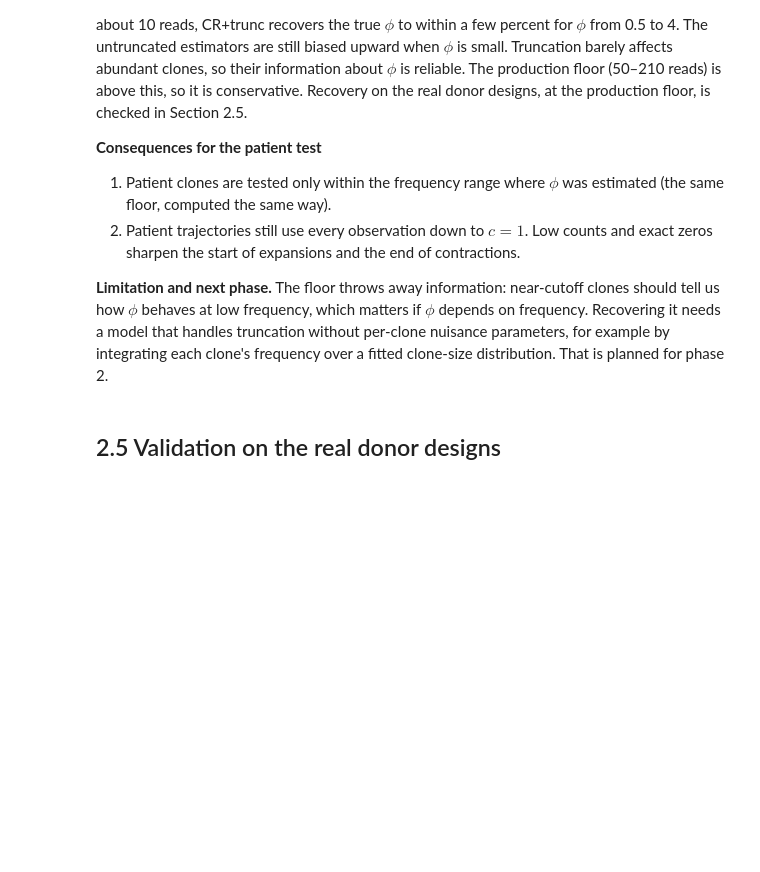
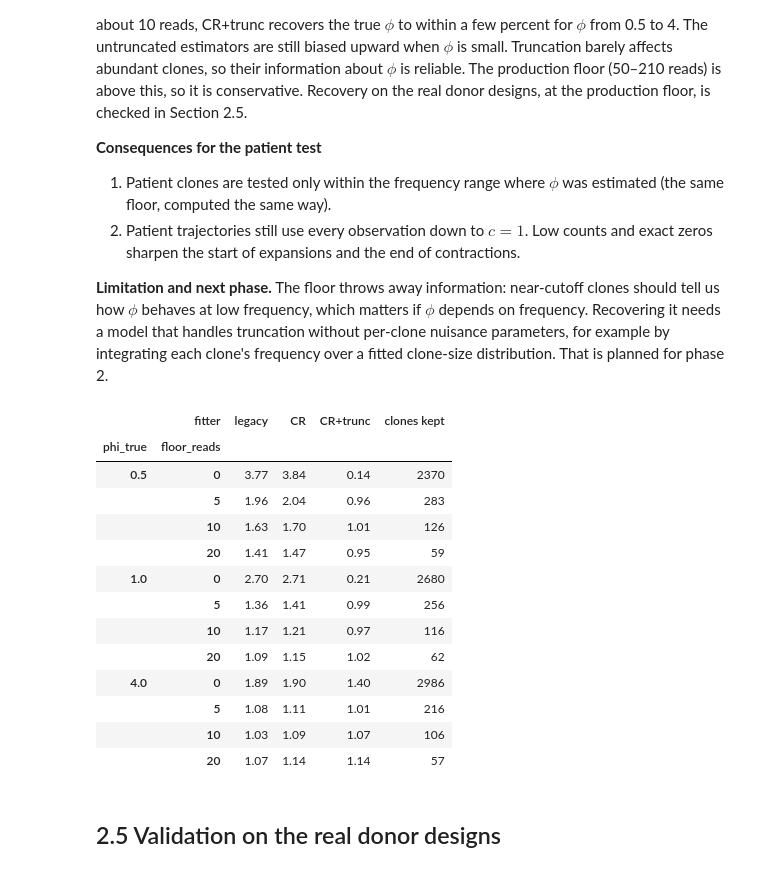
Before and after one commit to leogabcz/VHIO-colab, a Jupyter notebook: notebooks/Notebook_2_NB_fit_edited.ipynb, the cells around one changed output. Saved outputs shown, nothing was run; the diff lists cells and outputs as text; code cells hidden in the pictures; blank space fills up the shorter version.

```diff
--- a/notebooks/Notebook_2_NB_fit_edited.ipynb
+++ b/notebooks/Notebook_2_NB_fit_edited.ipynb
@@ -268,35 +287,50 @@ def simulate_neutral_donor(phi, n_clones=4000, n_days=5, lib_range=(5e4, 3e5),
     mu = f[:, None] * L[None, :]
     x = rng.negative_binomial(phi, phi / (phi + mu))
     ci, ti = np.nonzero(x >= 1)
     return pd.DataFrame({'patient': 'sim', 'day': ti, 'clono': ci,
                          'count': x[ci, ti], 'lib': L[ti], 'D_t': L[ti]})
 
 FITTERS = {'legacy':   dict(resolve_mean=False, truncate=False),
            'CR':       dict(resolve_mean=True,  truncate=False),
            'CR+trunc': dict(resolve_mean=True,  truncate=True)}
 PHI_TRUE  = [0.5, 1.0, 4.0]
 FLOORS    = [0, 5, 10, 20]       # minimum pooled mean, in reads (multiples of c = 1)
 N_REPS    = 3
 
 rows = []
 with warnings.catch_warnings():
     warnings.simplefilter('ignore')
     for phi in PHI_TRUE:
         for rep in range(N_REPS):
             df = simulate_neutral_donor(phi, seed=rep)
             per_read = 1.0 / np.median(df['D_t'].unique())     # floor expressed in reads
             for floor in FLOORS:
                 for name, kw in FITTERS.items():
                     r = nb.fit_nb_dispersion_cr(df, min_freq_mult=floor, cutoff_frac=per_read,
                                                 c_val=1, **kw)
                     rows.append(dict(phi_true=phi, floor_reads=floor, fitter=name,
                                      ratio=r['phi'] / phi, n_clones=r['n_clones']))
 
 res = pd.DataFrame(rows)
-recovery = (res.groupby(['phi_true', 'floor_reads', 'fitter'])['ratio'].median()
+recovery = (res.groupby(['phi_true', 'floor_reads', 'fitter'], observed=True)['ratio'].median()
                .unstack('fitter')[list(FITTERS)].round(2))
-recovery['clones kept'] = res.groupby(['phi_true', 'floor_reads'])['n_clones'].median().astype(int)
+recovery['clones kept'] = res.groupby(['phi_true', 'floor_reads'], observed=True)['n_clones'].median().astype(int)
 recovery            # phi_hat / phi_true; 1.00 = unbiased
+# %% [output]
+|  | fitter | legacy | CR | CR+trunc | clones kept |
+| phi_true | floor_reads |  |  |  |  |
+| 0.5 | 0 | 3.77 | 3.84 | 0.14 | 2370 |
+|  | 5 | 1.96 | 2.04 | 0.96 | 283 |
+|  | 10 | 1.63 | 1.70 | 1.01 | 126 |
+|  | 20 | 1.41 | 1.47 | 0.95 | 59 |
+| 1.0 | 0 | 2.70 | 2.71 | 0.21 | 2680 |
+|  | 5 | 1.36 | 1.41 | 0.99 | 256 |
+|  | 10 | 1.17 | 1.21 | 0.97 | 116 |
+|  | 20 | 1.09 | 1.15 | 1.02 | 62 |
+| 4.0 | 0 | 1.89 | 1.90 | 1.40 | 2986 |
+|  | 5 | 1.08 | 1.11 | 1.01 | 216 |
+|  | 10 | 1.03 | 1.09 | 1.07 | 106 |
+|  | 20 | 1.07 | 1.14 | 1.14 | 57 |
 # %% [markdown]
 ## 2.5 Validation on the real donor designs
 # %%
```
Also changed, not shown: parts of 6 cells of this notebook, 8 other files.
